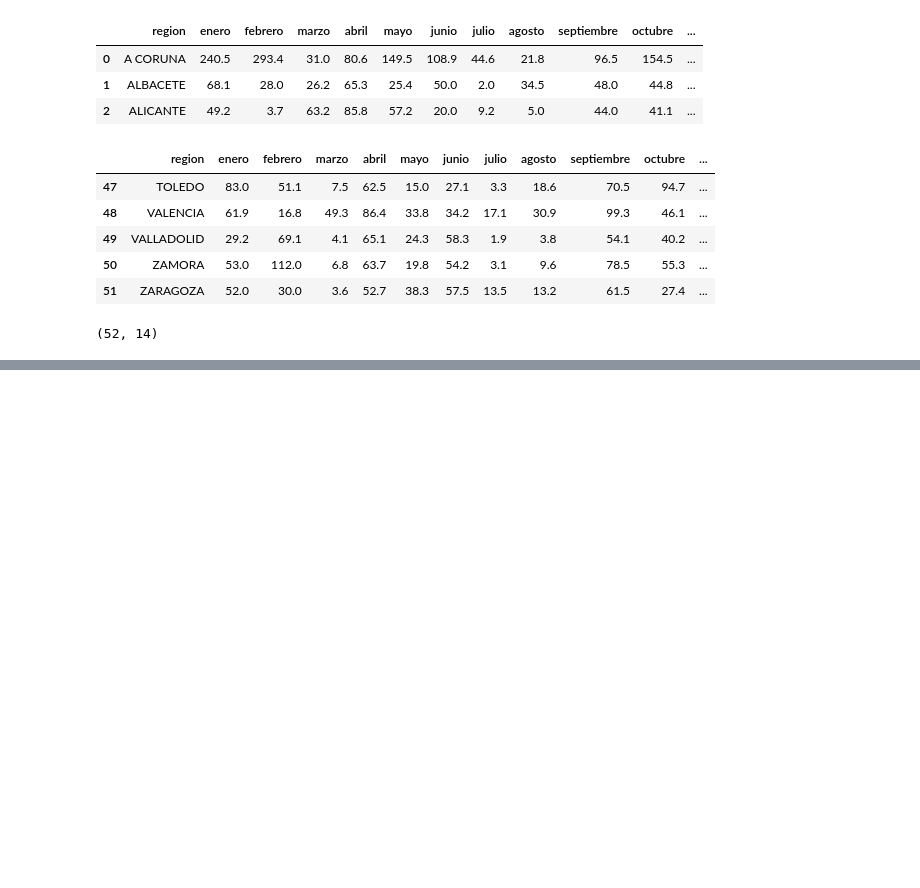
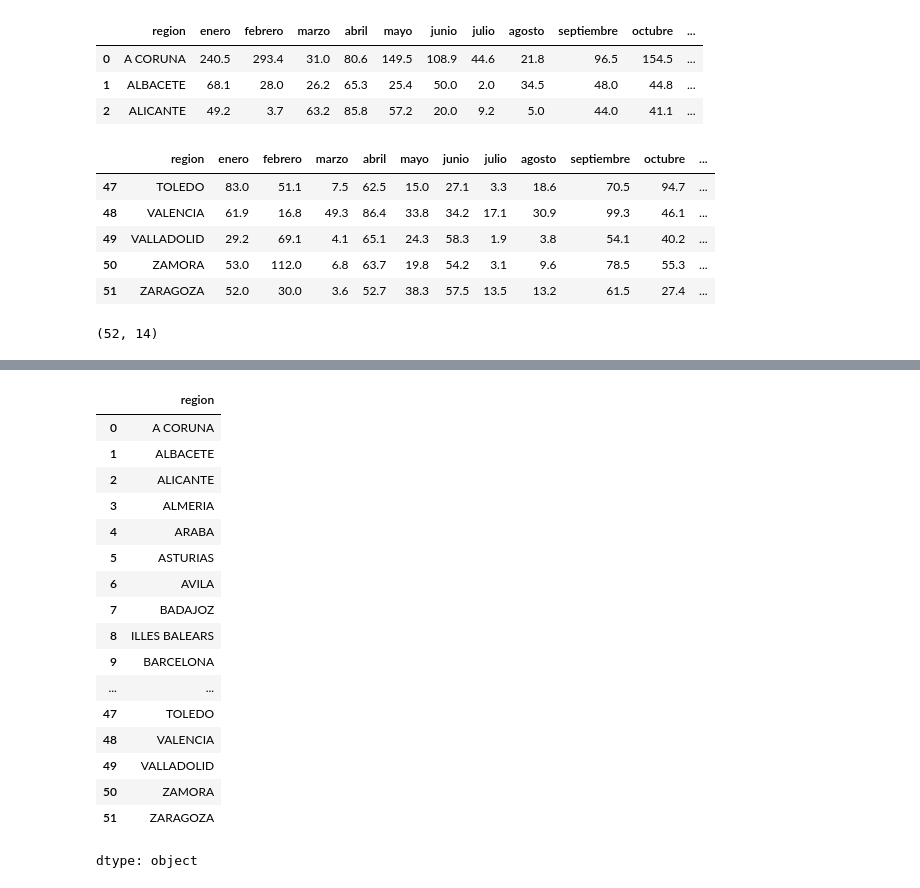
Before and after one commit to MyAppsTest/ciencia_datos_udemy_fg, a Jupyter notebook: CienciaDeDatos_con_Federico.ipynb, the cells around one changed output, grey strips where cells are left out. Cells and saved outputs as stored; diff of their text form; code cells hidden in the pictures; blank space fills up the shorter version.

```diff
--- a/CienciaDeDatos_con_Federico.ipynb
+++ b/CienciaDeDatos_con_Federico.ipynb
@@ -55,0 +95,23 @@ df.shape
+# %%
+serie = df["region"]
+# %%
+serie
+# %% [output]
+|  | region |
+| 0 | A CORUNA |
+| 1 | ALBACETE |
+| 2 | ALICANTE |
+| 3 | ALMERIA |
+| 4 | ARABA |
+| 5 | ASTURIAS |
+| 6 | AVILA |
+| 7 | BADAJOZ |
+| 8 | ILLES BALEARS |
+| 9 | BARCELONA |
+| ... | ... |
+| 47 | TOLEDO |
+| 48 | VALENCIA |
+| 49 | VALLADOLID |
+| 50 | ZAMORA |
+| 51 | ZARAGOZA |
+dtype: object
```
Also changed, not shown: parts of 12 cells of this notebook.
